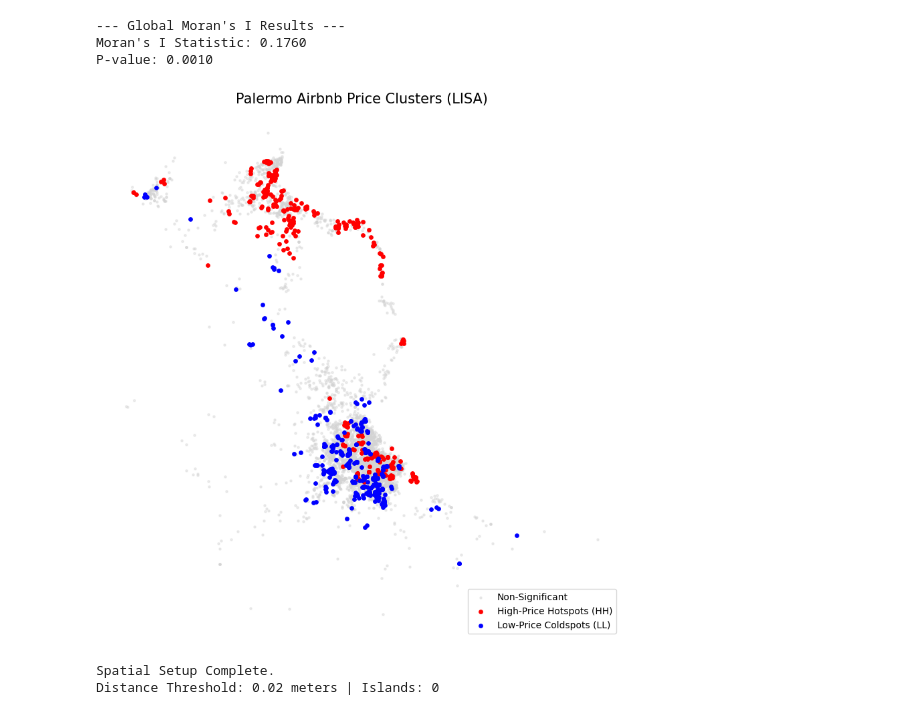
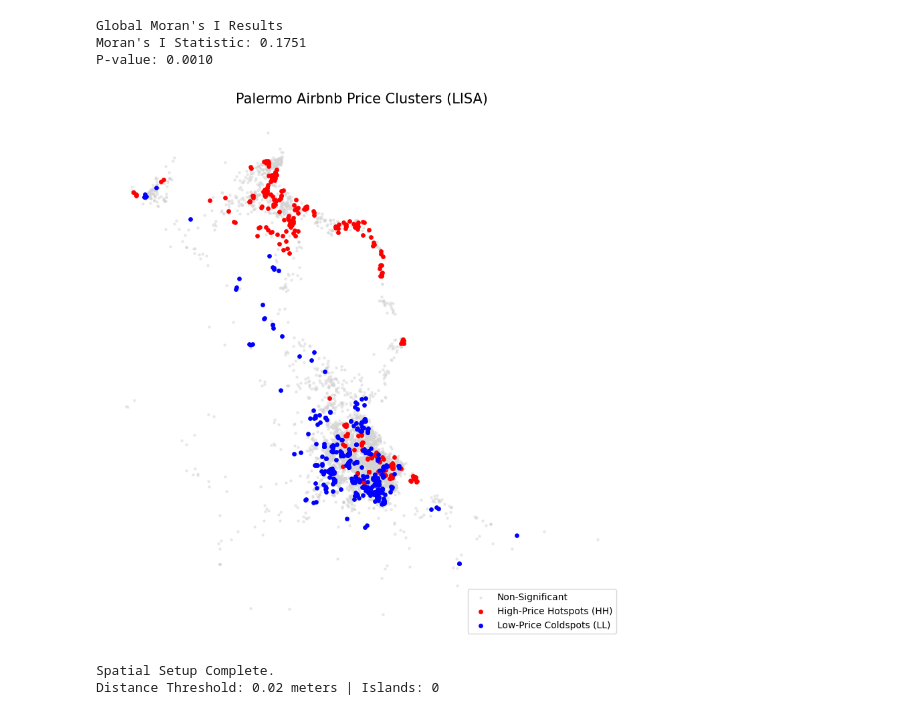
Before and after one commit to SamC-dev/Airbnb-spatial-regression-analysis, a Jupyter notebook: main.ipynb, the cells around one changed output. Saved outputs shown, nothing was run; the diff lists cells and outputs as text; code cells hidden in the pictures.

```diff
--- a/main.ipynb
+++ b/main.ipynb
@@ -39,41 +39,41 @@ Data Preparation Complete. Final Listings Count for Palermo: (5571, 13), variabl
 # %%
 # 1. Create Spatial Weights Matrix (K-Nearest Neighbors = 5)
 # We project to UTM 33N (32633) for accurate distance math in meters
-w_k = lp.weights.KNN.from_dataframe(pm_gdf.to_crs(epsg=32633), k=5)
+w_k = lp.weights.KNN.from_dataframe(pm_gdf.to_crs(epsg=4326), k=5)
 w_k.transform = 'r'
 
 y = pm_gdf['log_price'].values
 moran = Moran(y, w_k)
 
-print(f"--- Global Moran's I Results ---")
+print(f"Global Moran's I Results")
 print(f"Moran's I Statistic: {moran.I:.4f}")
 print(f"P-value: {moran.p_sim:.4f}")
 
 lisa = Moran_Local(y, w_k)
 
 fig, ax = plt.subplots(figsize=(10, 12))
 
 pm_gdf.plot(ax=ax, color='lightgrey', markersize=5, alpha=0.4, label='Non-Significant')
 
 # High-High Clusters (Hotspots)
 pm_gdf[(lisa.p_sim <= 0.05) & (lisa.q == 1)].plot(
     ax=ax, color='red', markersize=15, label='High-Price Hotspots (HH)')
 
 # Low-Low Clusters (Coldspots)
 pm_gdf[(lisa.p_sim <= 0.05) & (lisa.q == 3)].plot(
     ax=ax, color='blue', markersize=15, label='Low-Price Coldspots (LL)')
 
 ax.set_title("Palermo Airbnb Price Clusters (LISA)", fontsize=15)
 ax.legend(loc='lower right')
 plt.axis('off')
 
 plt.savefig('images/palermo_lisa_clusters.png', dpi=300, bbox_inches='tight')
 plt.show()
 # %% [output]
---- Global Moran's I Results ---
-Moran's I Statistic: 0.1760
+Global Moran's I Results
+Moran's I Statistic: 0.1751
 P-value: 0.0010
-[figure, old version]
+[figure, new version]
 # %%
 # Alternative distance based approach TODO: fine tune alpha
 # coordinates and initial data
```
Also changed, not shown: parts of 3 cells of this notebook, 5 other files.
